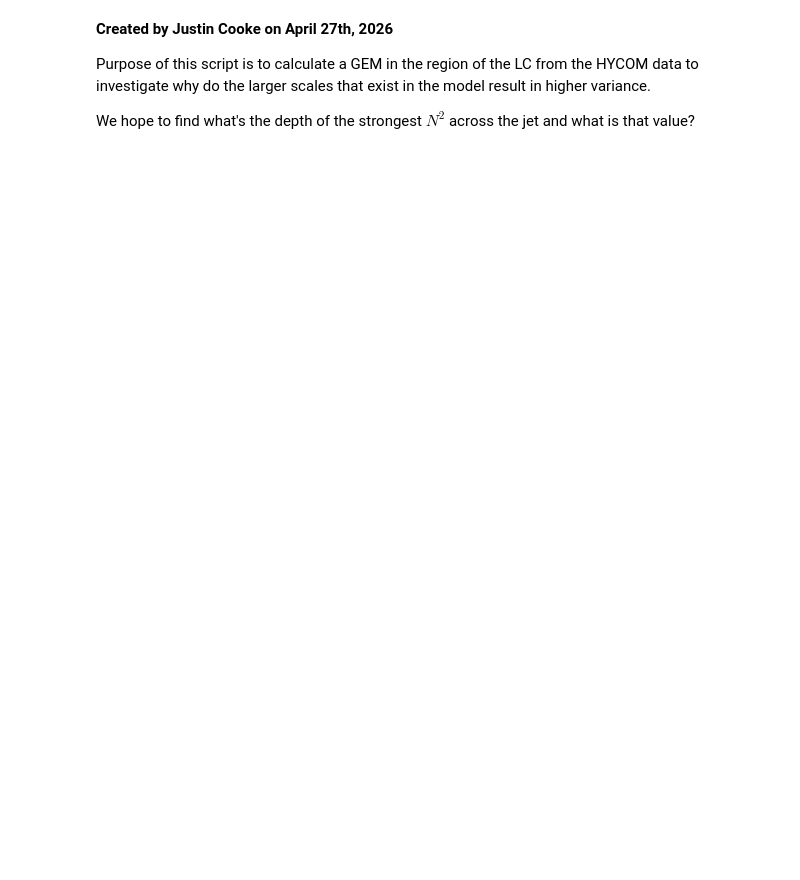
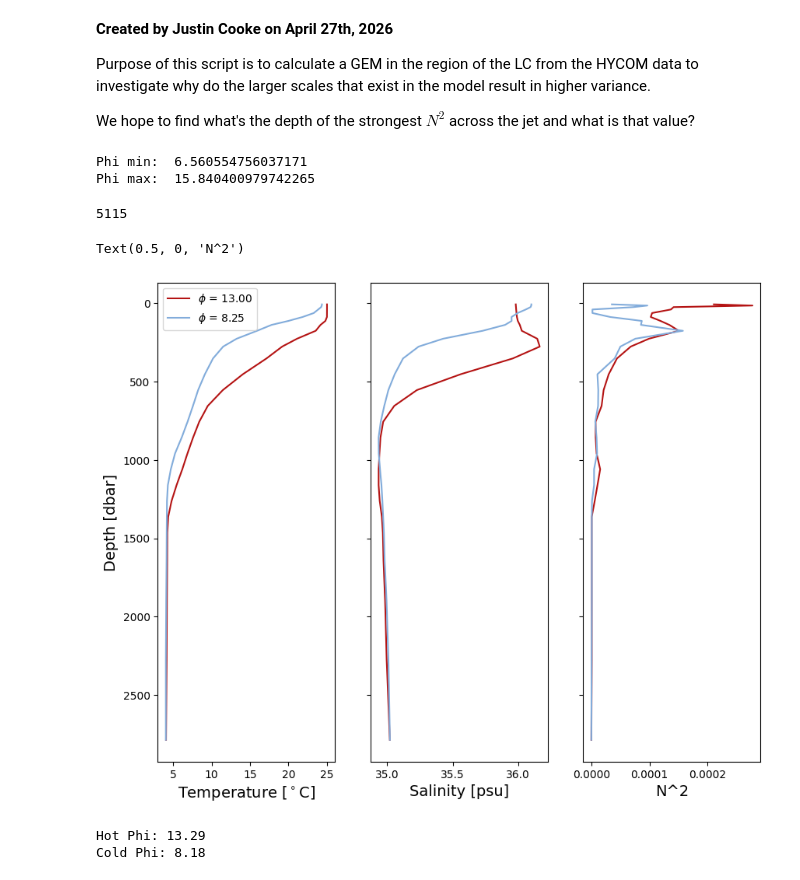
Before and after one commit to JCooke188/ceofs, a Jupyter notebook: gem_calc.ipynb, the cells around one changed output. Drawn from its saved outputs; the diff is of its cells as text; code cells hidden in the pictures; blank space fills up the shorter version.

```diff
--- a/gem_calc.ipynb
+++ b/gem_calc.ipynb
@@ -325,26 +327,79 @@ for n in range(Nt_ext):
     tempp = sp.integrate.trapezoid(this_svan, this_p, axis=0)
     gpan[n,:] = tempp
 # %%
-gpan_good = gpan[:,17:-2].flatten()
+mask_all = gpan.mask.all(axis=0)
+gpan_good = gpan[:, ~mask_all].flatten() #gpan[:,17:-2].flatten()
 gpan_sort_idx = np.argsort(gpan_good)
 gpan_good_sorted = gpan_good[gpan_sort_idx]
-n2_masked_good = n2_masked[:,:,17:-2]
+
+myMask = np.ma.getmaskarray(n2_masked)
+mask_all_depth = myMask.all(axis=1)
+mask_any_time = mask_all_depth.any(axis=0)
+n2_masked_good = n2_masked[:,:,~mask_any_time]
 
 n2_flat = n2_masked_good.transpose(1,0,2).reshape(n2_masked_good.shape[1],-1)
 gpan_sort_idx_full = gpan_sort_idx[np.newaxis,:]
 gpan_sort_idx_full = np.tile(gpan_sort_idx_full,[Nz-1,1])
 n2_flat_sorted = np.take_along_axis(n2_flat,gpan_sort_idx_full,axis=-1)
 
-temp_masked_good = temp_masked[t_ext,:-1,17:-2]
+myTemp = temp_masked[t_ext,:-1,:]
+temp_masked_good = myTemp[:,:,~mask_any_time]
 
 temp_flat = temp_masked_good.transpose(1,0,2).reshape(temp_masked_good.shape[1],-1)
 temp_flat.shape
 
 temp_flat_sorted = np.take_along_axis(temp_flat,gpan_sort_idx_full,axis=-1)
 
-sal_masked_good = sal_masked[t_ext,:-1,17:-2]
+mySal = sal_masked[t_ext,:-1,:]
+sal_masked_good = mySal[:,:,~mask_any_time]
 
 sal_flat = sal_masked_good.transpose(1,0,2).reshape(sal_masked_good.shape[1],-1)
 sal_flat.shape
 
 sal_flat_sorted = np.take_along_axis(sal_flat,gpan_sort_idx_full,axis=-1)
+
+print('Phi min: ',np.nanmin(gpan_good_sorted), '\nPhi max: ',np.nanmax(gpan_good_sorted))
+# %% [output]
+Phi min:  6.560554756037171
+Phi max:  15.840400979742265
+# %%
+# Want to find a cold and hot phi -- 8.25 and 13
+# Next, use the current index in gpan_good_sorted to find the original indices of the two profiles
+# Then get T, S, and N^2 at those points, plotting them
+
+hot_idx  = np.where(gpan_good_sorted >= 13)[0][0]
+cold_idx = np.where(gpan_good_sorted >= 8.25)[0][0]
+
+orig_hot_idx  = gpan_sort_idx[hot_idx]
+orig_cold_idx = gpan_sort_idx[cold_idx]
+
+print(orig_hot_idx)
+fig = plt.subplots(1,3,figsize=(10,8))
+ax = plt.subplot(1,3,1)
+ax.plot(temp_flat[:,orig_hot_idx],p_mid_plot,label=f'$\phi$ = {gpan_good_sorted[hot_idx]:.2f}',color="#b41313")
+ax.plot(temp_flat[:,orig_cold_idx],p_mid_plot,label=f'$\phi$ = {gpan_good_sorted[cold_idx]:.2f}',color="#82acdb")
+ax.invert_yaxis()
+ax.legend()
+ax.set_ylabel('Depth [dbar]',fontsize=14)
+ax.set_xlabel('Temperature [$^\circ$C]',fontsize=14)
+#ax.set_title('Temperature',fontsize=16)
+
+ax = plt.subplot(1,3,2)
+ax.plot(sal_flat[:,orig_hot_idx],p_mid_plot,label=f'$\phi$ = {gpan_good_sorted[hot_idx]:.2f}',color="#b41313")
+ax.plot(sal_flat[:,orig_cold_idx],p_mid_plot,label=f'$\phi$ = {gpan_good_sorted[cold_idx]:.2f}',color='#82acdb')
+ax.invert_yaxis()
+ax.set_yticklabels([''])
+#ax.set_title('Salinity',fontsize=16)
+ax.set_xlabel('Salinity [psu]',fontsize=14)
+
+ax = plt.subplot(1,3,3)
+ax.plot(n2_flat[:,orig_hot_idx],p_mid_plot,label=f'$\phi$ = {gpan_good_sorted[hot_idx]:.2f}',color="#b41313")
+ax.plot(n2_flat[:,orig_cold_idx],p_mid_plot,label=f'$\phi$ = {gpan_good_sorted[cold_idx]:.2f}',color='#82acdb')
+ax.invert_yaxis()
+ax.set_yticklabels([''])
+#ax.set_title('Salinity',fontsize=16)
+ax.set_xlabel('N^2',fontsize=14)
+# %% [output]
+5115
+Text(0.5, 0, 'N^2')
+[figure, added]
@@ -355,8 +424,8 @@ n_depth = Nz-1
 n_bins = 20
 
 # Global bin edges based on sorted geopotential anomaly
-#bin_edges = np.linspace(np.nanmin(gpan_good_sorted), np.nanmax(gpan_good_sorted), num=n_bins + 1)
-bin_edges = np.linspace(5.835,13.5005,num=n_bins+1)
+bin_edges = np.linspace(np.nanmin(gpan_good_sorted), np.nanmax(gpan_good_sorted), num=n_bins + 1)
+#bin_edges = np.linspace(5.835,13.5005,num=n_bins+1)
 bin_centers = 0.5 * (bin_edges[:-1] + bin_edges[1:])
 
 # Output array: [n_depth, n_bins]
@@ -383,6 +452,14 @@ for k in range(n_depth):
         statistic='mean',
         bins=bin_edges
     )
+
+hot_phi = np.where(bin_centers >= 13.2)[0][0]
+cold_phi = np.where(bin_centers >= 8.)[0][0]
+
+print(f'Hot Phi: {bin_centers[hot_phi]:.2f}\nCold Phi: {bin_centers[cold_phi]:.2f}')
+# %% [output]
+Hot Phi: 13.29
+Cold Phi: 8.18
 # %%
 from matplotlib.ticker import LogLocator,LogFormatterSciNotation
 
```
Also changed, not shown: parts of 19 cells of this notebook, 2 other files.
